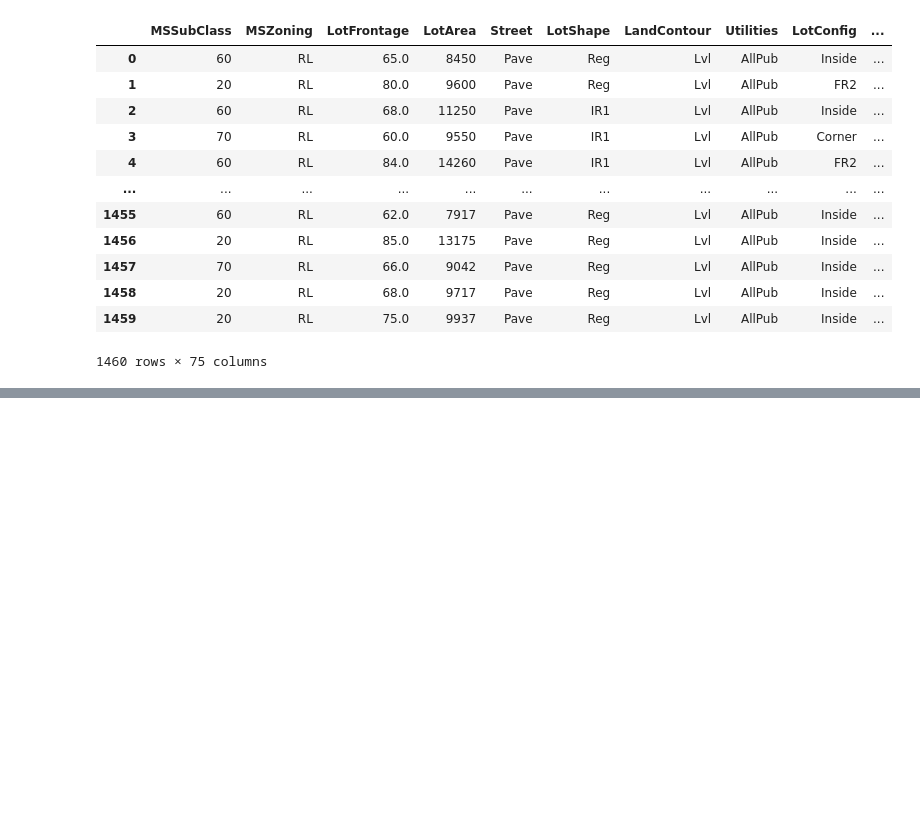
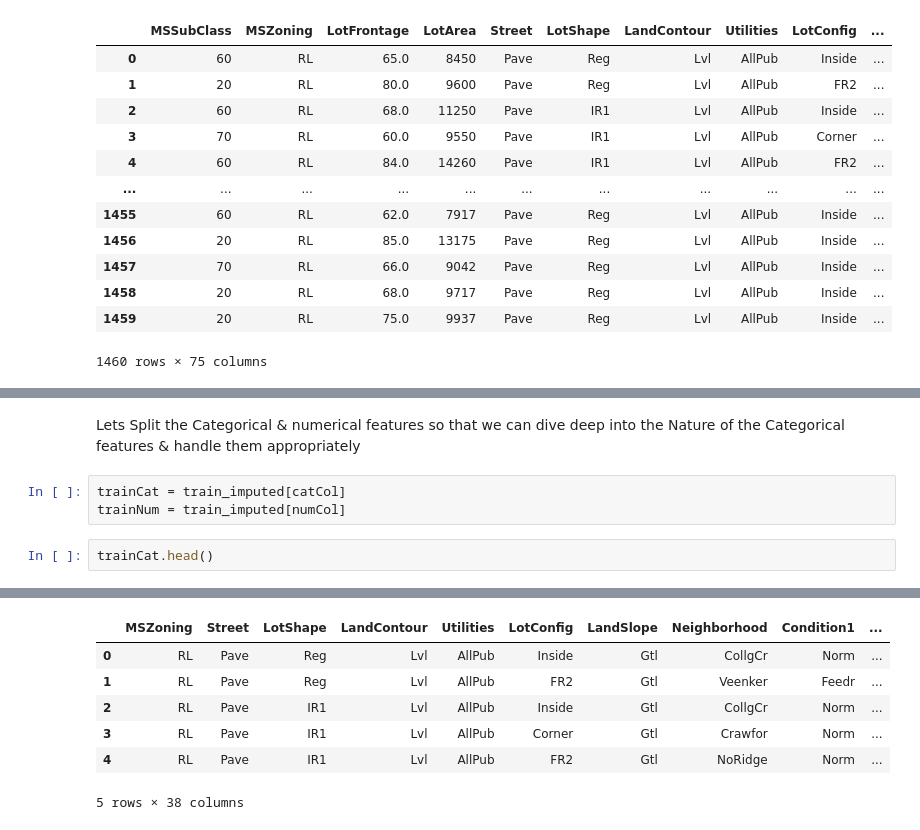
Before and after one commit to anirudh217sharma/House_Prices_Advanced_Regression_Techniques, a Jupyter notebook: House_Prices_Advanced_Regression_Techniques.ipynb, the cells around one changed output, grey strips where cells are left out. Cells and saved outputs as stored; diff of their text form; blank space fills up the shorter version.

```diff
--- a/House_Prices_Advanced_Regression_Techniques.ipynb
+++ b/House_Prices_Advanced_Regression_Techniques.ipynb
@@ -320,0 +351,8 @@ fig.show()
+# %% [markdown]
+Lets Split the Categorical & numerical features so that we can dive deep into the Nature of the Categorical features & handle them appropriately
+# %%
+trainCat = train_imputed[catCol]
+trainNum = train_imputed[numCol]
+# %%
+trainCat.head()
+# %% [output]
@@ -320,0 +360,7 @@ fig.show()
+|  | MSZoning | Street | LotShape | LandContour | Utilities | LotConfig | LandSlope | Neighborhood | Condition1 | ... |
+| 0 | RL | Pave | Reg | Lvl | AllPub | Inside | Gtl | CollgCr | Norm | ... |
+| 1 | RL | Pave | Reg | Lvl | AllPub | FR2 | Gtl | Veenker | Feedr | ... |
+| 2 | RL | Pave | IR1 | Lvl | AllPub | Inside | Gtl | CollgCr | Norm | ... |
+| 3 | RL | Pave | IR1 | Lvl | AllPub | Corner | Gtl | Crawfor | Norm | ... |
+| 4 | RL | Pave | IR1 | Lvl | AllPub | FR2 | Gtl | NoRidge | Norm | ... |
+5 rows × 38 columns
```
Also changed, not shown: parts of 15 cells of this notebook.
